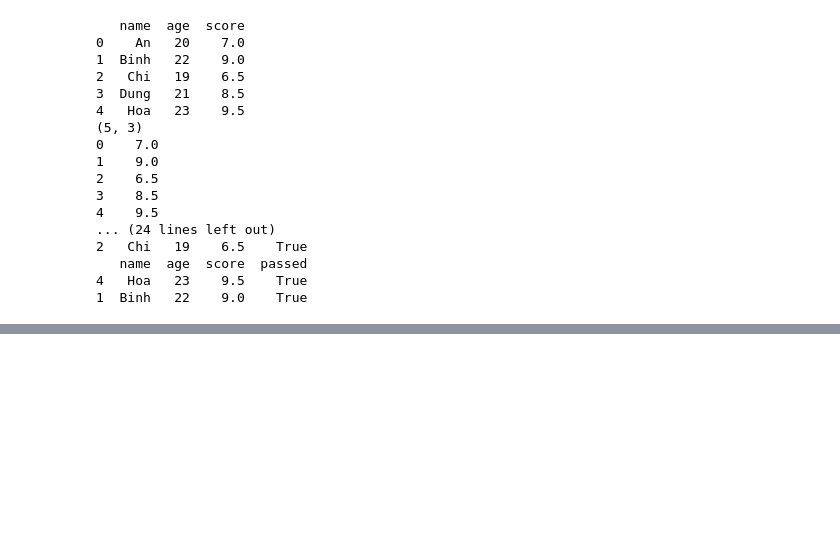
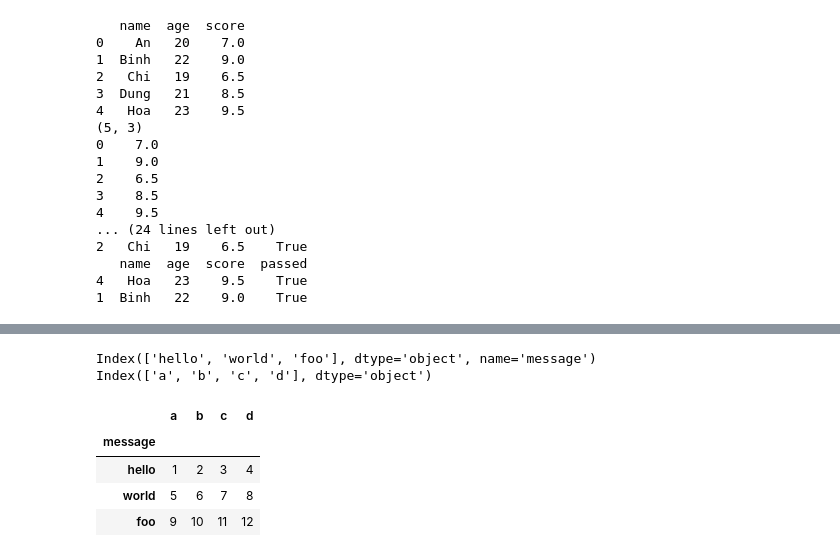
Before and after one commit to hon1701/Hoan-Data-Science-Course, a Jupyter notebook: notebooks/on_tap_01_python_jupyter.ipynb, the cells around one changed output, grey strips where cells are left out. Saved outputs shown, nothing was run; the diff lists cells and outputs as text; code cells hidden in the pictures; blank space fills up the shorter version.

```diff
--- a/notebooks/on_tap_01_python_jupyter.ipynb
+++ b/notebooks/on_tap_01_python_jupyter.ipynb
@@ -805,0 +834,5 @@ FileNotFoundError: [Errno 2] No such file or directory: 'examples/ex1.csv'
+# %%
+names = ['a', 'b', 'c', 'd', 'message']
+df = pd.read_csv(PYDATA/'examples'/'ex2.csv', names=names)
+print(df.columns)
+df
@@ -805,0 +845,15 @@ FileNotFoundError: [Errno 2] No such file or directory: 'examples/ex1.csv'
+# %%
+df = pd.read_csv(PYDATA/'examples'/'ex2.csv',
+                 names = names,
+                 index_col = 'message')
+print(df.index)
+print(df.columns)
+df
+# %% [output]
+Index(['hello', 'world', 'foo'], dtype='object', name='message')
+Index(['a', 'b', 'c', 'd'], dtype='object')
+|  | a | b | c | d |
+| message |  |  |  |  |
+| hello | 1 | 2 | 3 | 4 |
+| world | 5 | 6 | 7 | 8 |
+| foo | 9 | 10 | 11 | 12 |
```
Also changed, not shown: parts of 16 cells of this notebook.
